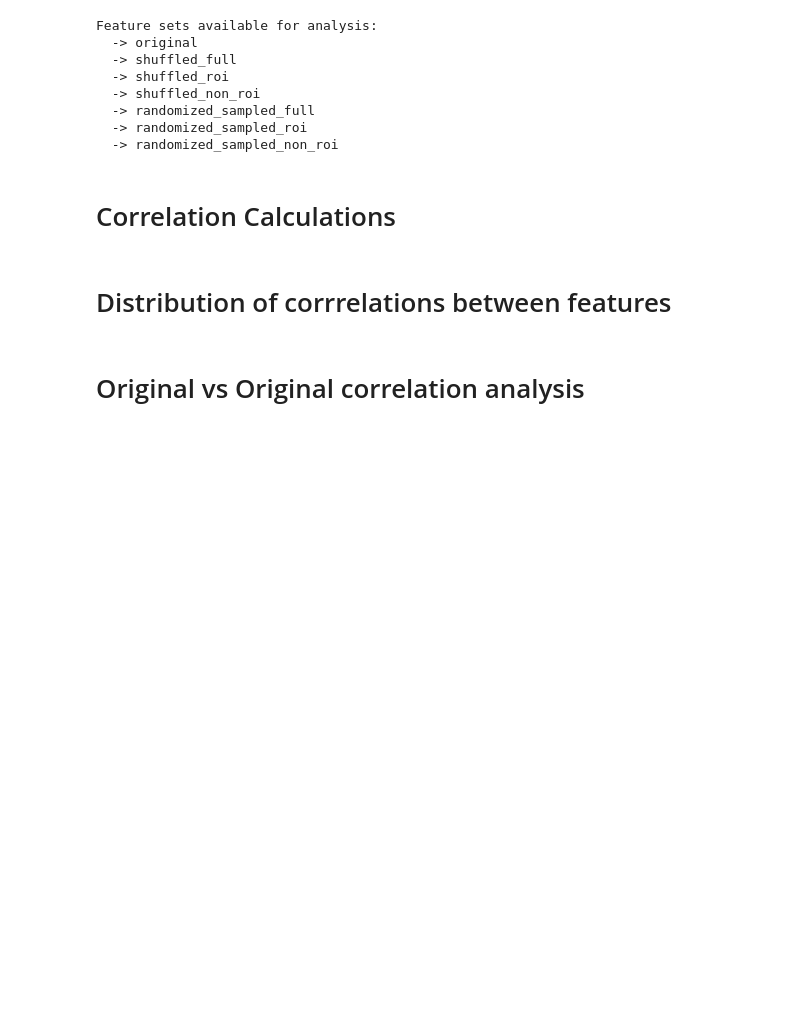
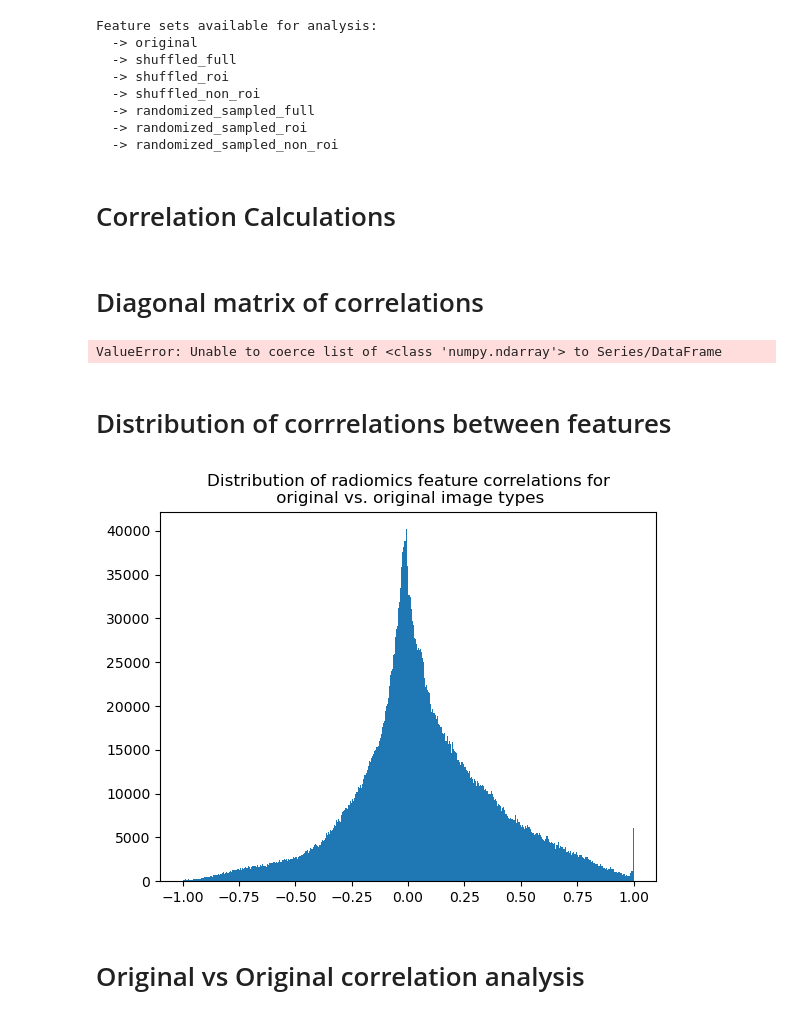
Before and after one commit to bhklab/analyze_readii_outputs, a Jupyter notebook: workflow/notebooks/correlation_analysis.ipynb, the cells around one changed output. Cells and saved outputs as stored; diff of their text form; code cells hidden in the pictures; blank space fills up the shorter version.

Commit message:
feat: have distribution plot working

```diff
--- a/workflow/notebooks/correlation_analysis.ipynb
+++ b/workflow/notebooks/correlation_analysis.ipynb
@@ -62,10 +62,23 @@ vertical_features = image_feature_sets[feature_set_vertical]
 horizontal_features = image_feature_sets[feature_set_horizontal]
 
 # Calculate Pearson correlation matrix
-new_correlation_matrix = getFeatureCorrelations(vertical_features = vertical_features,
-                                                horizontal_features = horizontal_features,
-                                                method = "pearson"
-                                                vertical_feature_name=feature_set_vertical,
-                                                horizontal_feature_name=feature_set_horizontal)
+feature_correlation_matrix = getFeatureCorrelations(vertical_features = vertical_features,
+                                                    horizontal_features = horizontal_features,
+                                                    method = "pearson",
+                                                    vertical_feature_name=feature_set_vertical,
+                                                    horizontal_feature_name=feature_set_horizontal)
+# %% [markdown]
+# Diagonal matrix of correlations
+# %%
+# Get lower triangle of correlation matrix
+diagonal_correlation_matrix = np.tril(feature_correlation_matrix)
+lower_half_idx = np.mask_indices(len(feature_correlation_matrix), np.tril)
+
+diagonal_plot = sns.heatmap(diagonal_correlation_matrix,
+                            mask = lower_half_idx,
+                             cmap="nipy_spectral")
+diagonal_plot.set(xlabel=feature_set_horizontal, ylabel=feature_set_vertical, xticklabels=[], yticklabels=[])
+# %% [output]
+ValueError: Unable to coerce list of <class 'numpy.ndarray'> to Series/DataFrame
 # %% [markdown]
 # Distribution of corrrelations between features
@@ -74,2 +85,12 @@ new_correlation_matrix = getFeatureCorrelations(vertical_features = vertical_fea
+# %%
+# flatten the correlation matrix to a vector
+diagonal_matrix_values = diagonal_correlation_matrix[lower_half_idx]
+
+correlation_distribution = np.histogram(diagonal_matrix_values, bins=100)
+plt.hist(diagonal_matrix_values, bins='auto')
+plt.title(f"Distribution of {extraction_method} feature correlations for\n {feature_set_vertical} vs. {feature_set_horizontal} image types")
+plt.show()
+# %% [output]
+[figure, added]
 # %% [markdown]
 # Original vs Original correlation analysis
```
Also changed, not shown: parts of 3 cells of this notebook.
